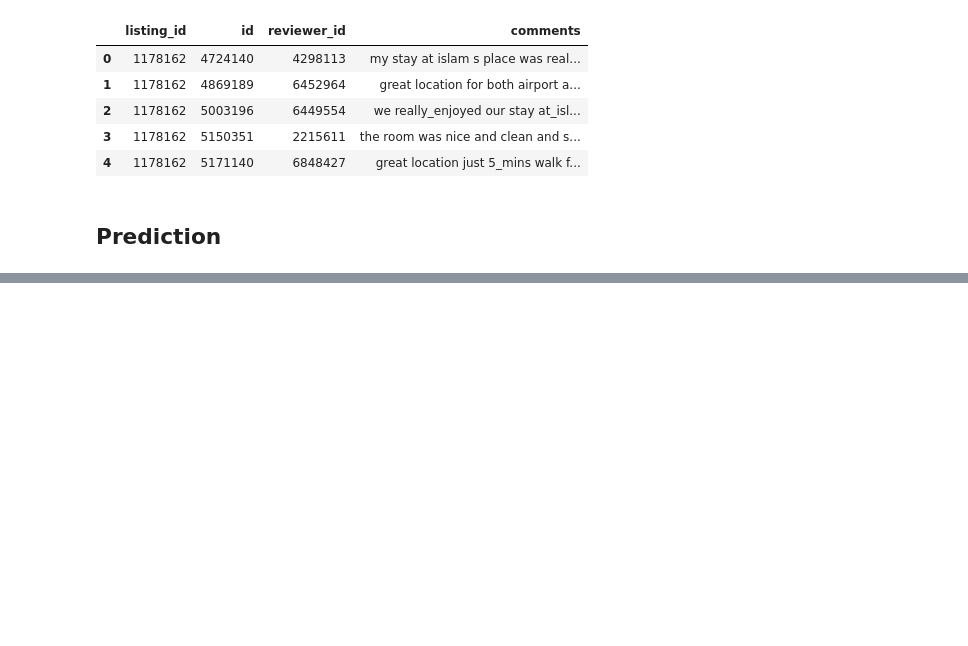
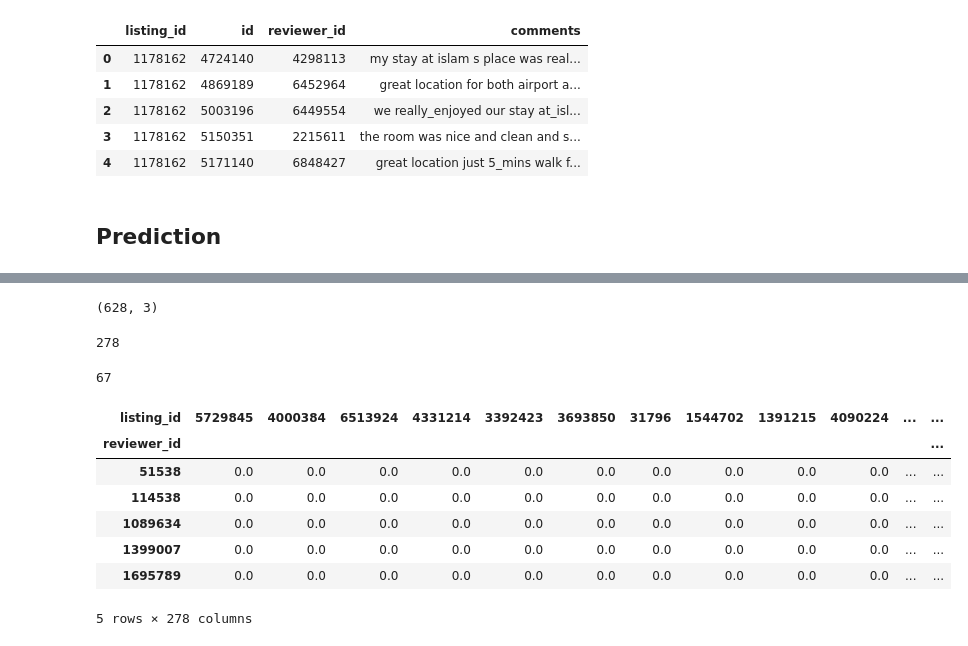
Before and after one commit to guo950625/Boston-Airbnb-Analysis, a Jupyter notebook: SentimentAnalysis/Unsupervised_sentiment_analysis.ipynb, the cells around one changed output, grey strips where cells are left out. Drawn from its saved outputs; the diff is of its cells as text; code cells hidden in the pictures; blank space fills up the shorter version.

```diff
--- a/SentimentAnalysis/Unsupervised_sentiment_analysis.ipynb
+++ b/SentimentAnalysis/Unsupervised_sentiment_analysis.ipynb
@@ -233,0 +263,33 @@ replacement_df.to_csv('UnsupervisedSentimentAnalysis.csv')
+# %%
+users = a.index
+df = pd.DataFrame()
+for i in range (0,67):
+    r = review_score[review_score['reviewer_id']== users[i]]
+    df = pd.concat([df,r], ignore_index = True)
+# %%
+review_score = df.copy(deep = True)
+review_score.shape
+# %% [output]
+(628, 3)
+# %%
+listing_id = review_score['listing_id'].drop_duplicates()
+len(listing_id)
+# %% [output]
+278
+# %%
+user_id = review_score['reviewer_id'].drop_duplicates()
+len(user_id)
+# %% [output]
+67
+# %%
+df_user_listing = pd.DataFrame(np.zeros((67,278)), index = user_id , columns = listing_id)
+df_user_listing.head()
+# %% [output]
+| listing_id | 5729845 | 4000384 | 6513924 | 4331214 | 3392423 | 3693850 | 31796 | 1544702 | 1391215 | 4090224 | ... | ... |
+| reviewer_id |  |  |  |  |  |  |  |  |  |  |  | ... |
+| 51538 | 0.0 | 0.0 | 0.0 | 0.0 | 0.0 | 0.0 | 0.0 | 0.0 | 0.0 | 0.0 | ... | ... |
+| 114538 | 0.0 | 0.0 | 0.0 | 0.0 | 0.0 | 0.0 | 0.0 | 0.0 | 0.0 | 0.0 | ... | ... |
+| 1089634 | 0.0 | 0.0 | 0.0 | 0.0 | 0.0 | 0.0 | 0.0 | 0.0 | 0.0 | 0.0 | ... | ... |
+| 1399007 | 0.0 | 0.0 | 0.0 | 0.0 | 0.0 | 0.0 | 0.0 | 0.0 | 0.0 | 0.0 | ... | ... |
+| 1695789 | 0.0 | 0.0 | 0.0 | 0.0 | 0.0 | 0.0 | 0.0 | 0.0 | 0.0 | 0.0 | ... | ... |
+5 rows × 278 columns
```
Also changed, not shown: parts of 20 cells of this notebook.
